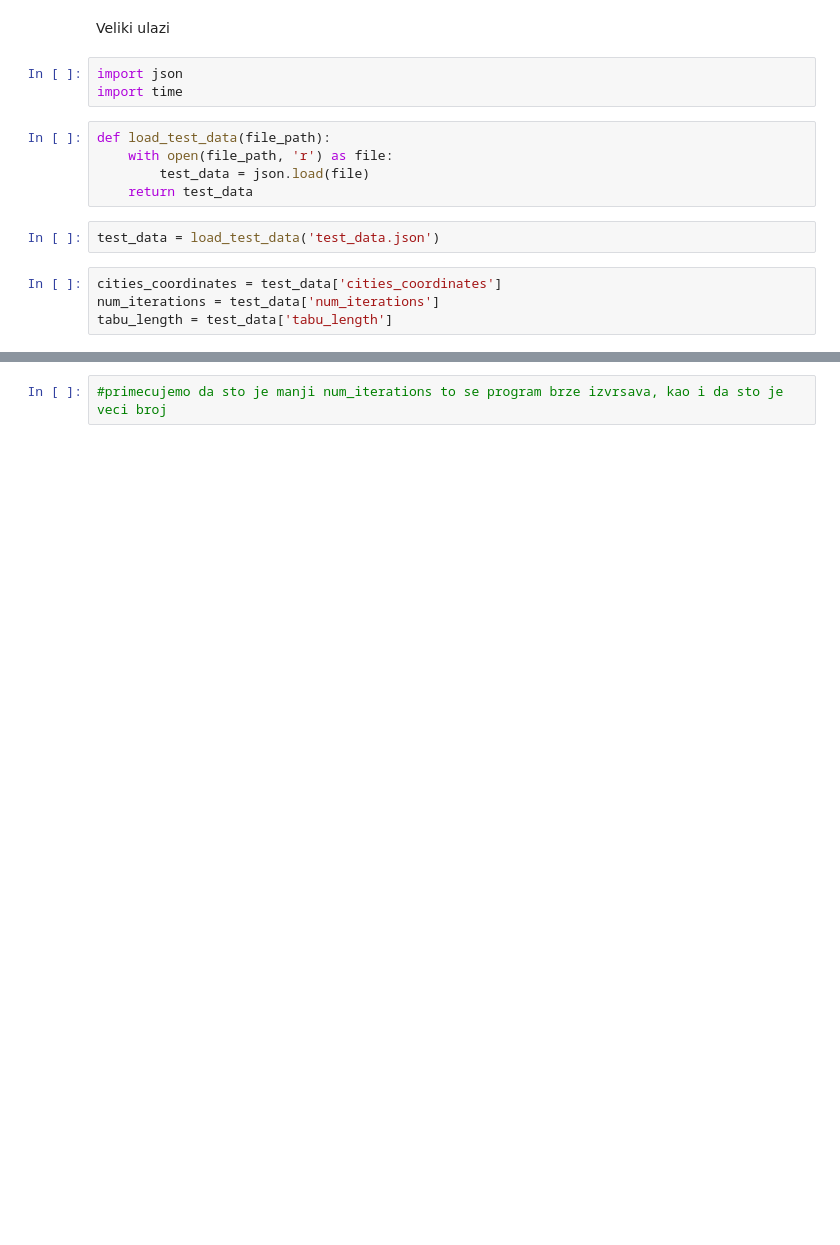
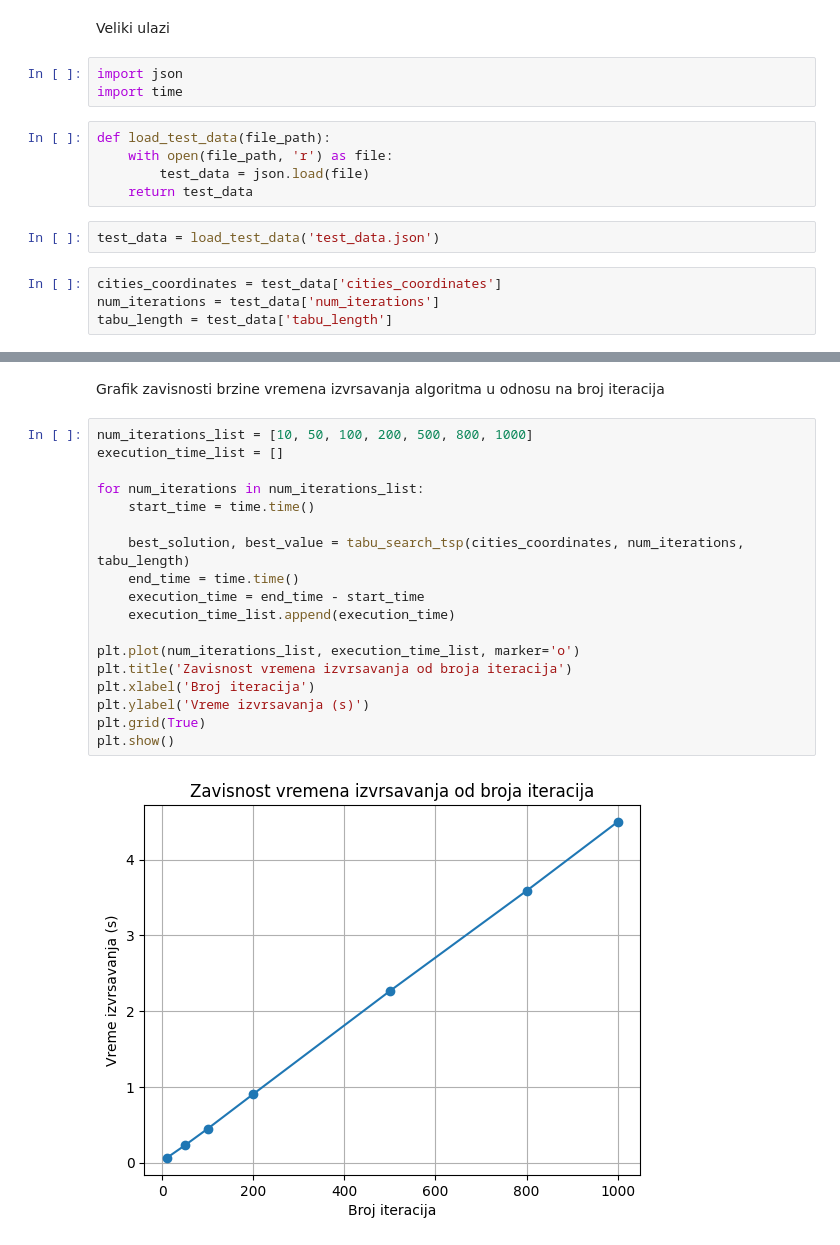
Before and after one commit to sakisa2/RI, a Jupyter notebook: tabu_search_tsp.ipynb, the cells around one changed output, grey strips where cells are left out. Drawn from its saved outputs; the diff is of its cells as text; blank space fills up the shorter version.

```diff
--- a/tabu_search_tsp.ipynb
+++ b/tabu_search_tsp.ipynb
@@ -204,2 +199,22 @@ Vreme izvrsavanja algoritma: 4.7804765701293945 seconds
+# %% [markdown]
+Grafik zavisnosti brzine vremena izvrsavanja algoritma u odnosu na broj iteracija
 # %%
-#primecujemo da sto je manji num_iterations to se program brze izvrsava, kao i da sto je veci broj
+num_iterations_list = [10, 50, 100, 200, 500, 800, 1000]
+execution_time_list = []
+
+for num_iterations in num_iterations_list:
+    start_time = time.time()
+
+    best_solution, best_value = tabu_search_tsp(cities_coordinates, num_iterations, tabu_length)
+    end_time = time.time()
+    execution_time = end_time - start_time
+    execution_time_list.append(execution_time)
+
+plt.plot(num_iterations_list, execution_time_list, marker='o')
+plt.title('Zavisnost vremena izvrsavanja od broja iteracija')
+plt.xlabel('Broj iteracija')
+plt.ylabel('Vreme izvrsavanja (s)')
+plt.grid(True)
+plt.show()
+# %% [output]
+[figure, added]
```
Also changed, not shown: parts of 5 cells of this notebook, 1 other file.
